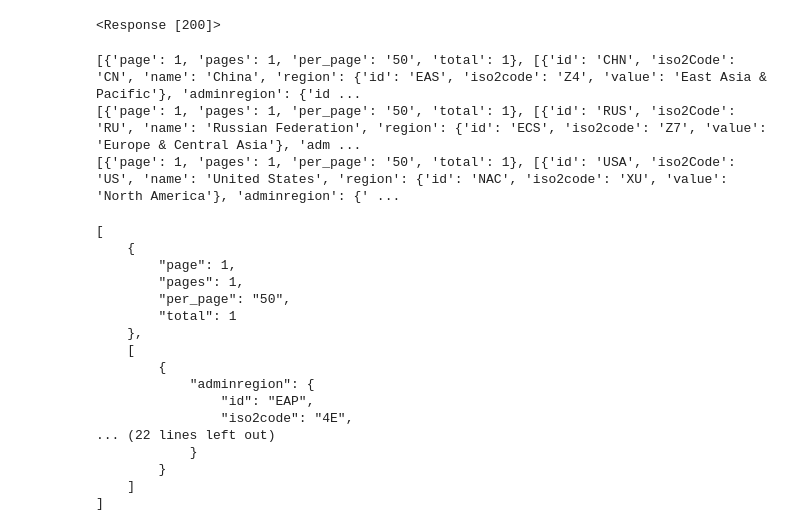
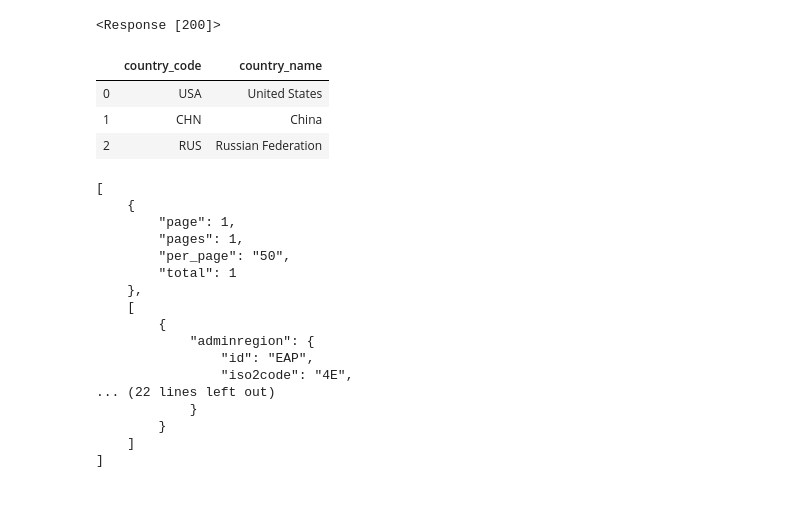
Before and after one commit to jjjjjeb/ETL_Project, a Jupyter notebook: ELT_Project_JamieBranch.ipynb, the cells around one changed output. Drawn from its saved outputs; the diff is of its cells as text; code cells hidden in the pictures; blank space fills up the shorter version.

```diff
--- a/ELT_Project_JamieBranch.ipynb
+++ b/ELT_Project_JamieBranch.ipynb
@@ -14,16 +16,48 @@ url_ru = 'http://api.worldbank.org/v2/country/ru?format=json'
 print(requests.get(url_cn))
 # %% [output]
 <Response [200]>
-# %%
-# printing response w requests module
-
-print(requests.get(url_cn).json())
-print(requests.get(url_ru).json())
-print(requests.get(url_us).json())
-# %% [output]
-[{'page': 1, 'pages': 1, 'per_page': '50', 'total': 1}, [{'id': 'CHN', 'iso2Code': 'CN', 'name': 'China', 'region': {'id': 'EAS', 'iso2code': 'Z4', 'value': 'East Asia & Pacific'}, 'adminregion': {'id ...
-[{'page': 1, 'pages': 1, 'per_page': '50', 'total': 1}, [{'id': 'RUS', 'iso2Code': 'RU', 'name': 'Russian Federation', 'region': {'id': 'ECS', 'iso2code': 'Z7', 'value': 'Europe & Central Asia'}, 'adm ...
-[{'page': 1, 'pages': 1, 'per_page': '50', 'total': 1}, [{'id': 'USA', 'iso2Code': 'US', 'name': 'United States', 'region': {'id': 'NAC', 'iso2code': 'XU', 'value': 'North America'}, 'adminregion': {' ...
+# %%
+####### HERE
+# printing response w requests module
+
+url_cn = 'http://api.worldbank.org/v2/country/cn?format=json'
+url_us = 'http://api.worldbank.org/v2/country/us?format=json'
+url_ru = 'http://api.worldbank.org/v2/country/ru?format=json'
+
+# getting country data
+response_cn = requests.get(url_cn).json()
+response_us = requests.get(url_us).json()
+response_ru = requests.get(url_ru).json()
+# %%
+####### HERE
+
+
+country_name = []
+country_id = []
+
+#append country id's
+country_name.append(response_us[1][0]['id'])
+country_name.append(response_cn[1][0]['id'])
+country_name.append(response_ru[1][0]['id'])
+
+# append country names
+country_id.append(response_us[1][0]['name'])
+country_id.append(response_cn[1][0]['name'])
+country_id.append(response_ru[1][0]['name'])
+# %%
+####### HERE
+
+# country table
+
+dict_c = zip(country_name, country_id)
+df = pd.DataFrame(dict_c)
+countries = df.rename(columns={0: 'country_code', 1: 'country_name'})
+countries
+# %% [output]
+|  | country_code | country_name |
+| 0 | USA | United States |
+| 1 | CHN | China |
+| 2 | RUS | Russian Federation |
 # %%
 # getting country data
 
```
Also changed, not shown: parts of 10 cells of this notebook.
